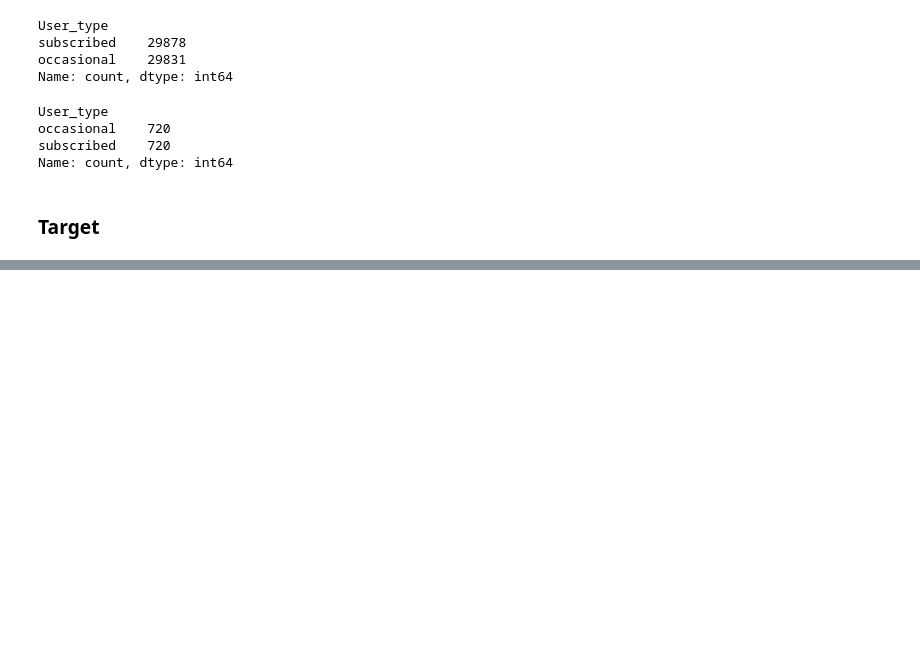
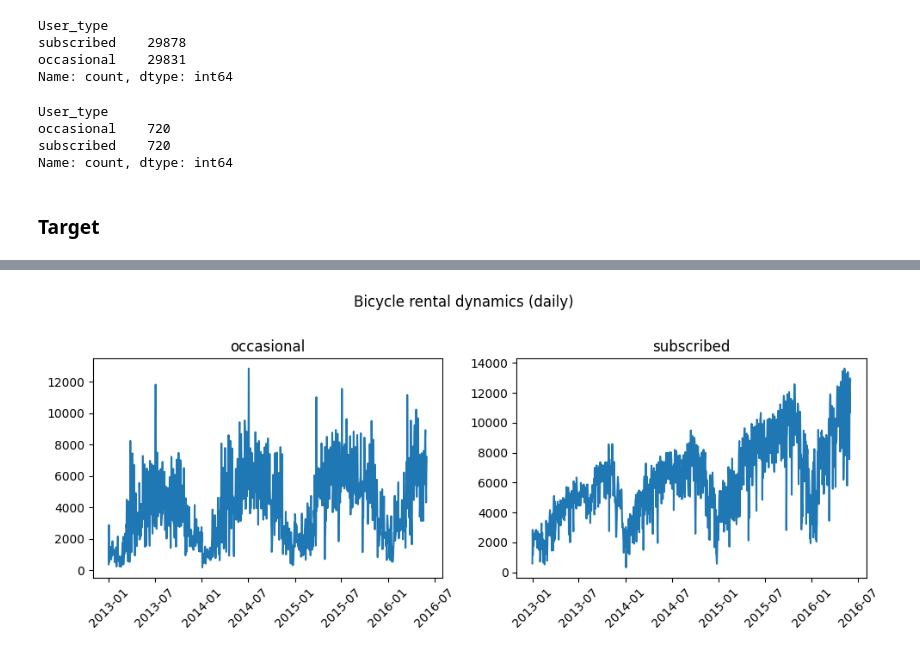
Before and after one commit to VaheC/MH_BicycleDemand_Hackathon, a Jupyter notebook: eda.ipynb, the cells around one changed output, grey strips where cells are left out. Cells and saved outputs as stored; diff of their text form; code cells hidden in the pictures; blank space fills up the shorter version.

```diff
--- a/eda.ipynb
+++ b/eda.ipynb
@@ -204,0 +226,24 @@ Name: count, dtype: int64
+# %%
+plot_idx = 0
+
+plt.figure(figsize=(10, 4))
+
+for user_type in train_df['User_type'].unique():
+
+    temp_df = train_df[train_df['User_type']==user_type].set_index('Datetime').resample('D').sum()
+    temp_df.reset_index(inplace=True)
+
+    plot_idx += 1
+
+    plt.subplot(1, 2, plot_idx)
+    plt.plot(
+        temp_df['Datetime'],
+        temp_df['Rental_Bicycles_Count']
+    )
+    plt.title(f"{user_type}")
+    plt.xticks(rotation=45)
+
+plt.suptitle('Bicycle rental dynamics (daily)', y=1.01)
+plt.tight_layout()
+# %% [output]
+[figure, added]
```
Also changed, not shown: parts of 3 cells of this notebook.
